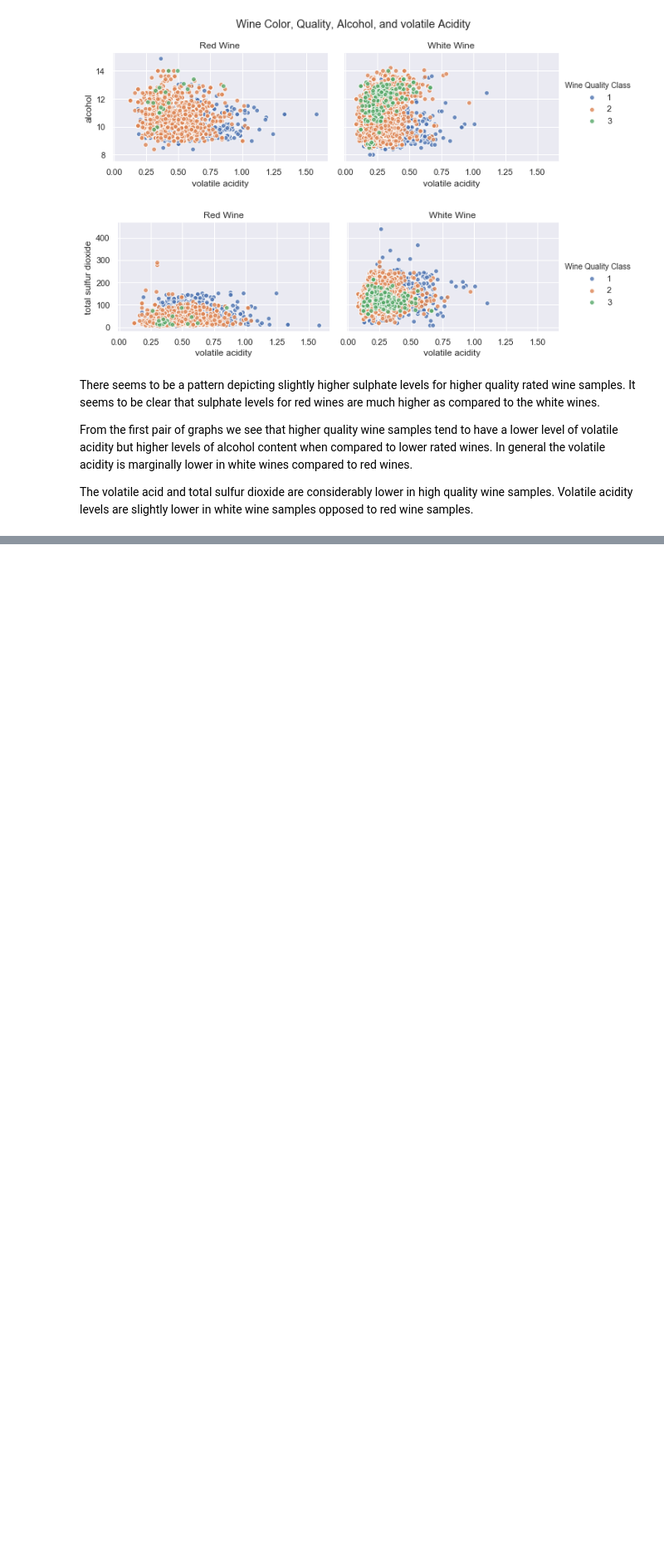
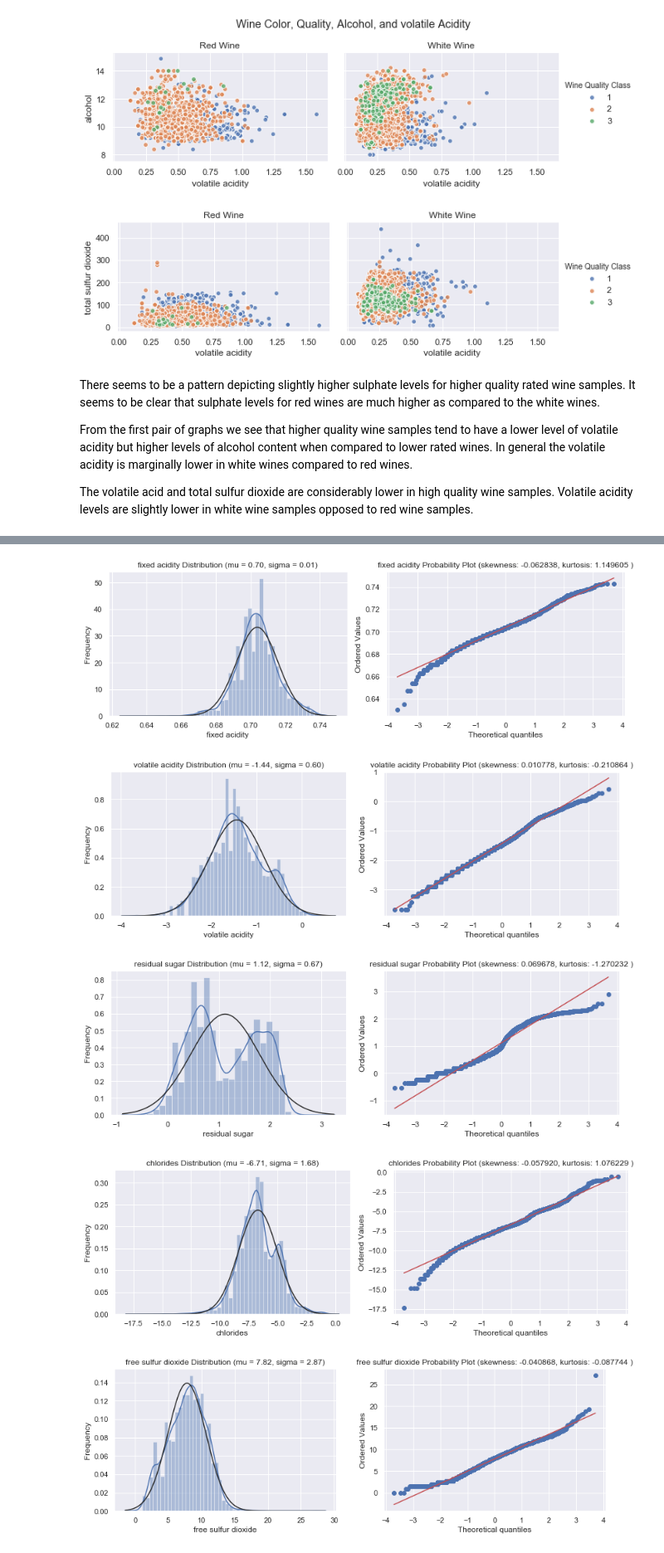
Before and after one commit to nwdelafu/wine-quality, a Jupyter notebook: main.ipynb, the cells around one changed output, grey strips where cells are left out. Shown at 83% size. Drawn from its saved outputs; the diff is of its cells as text; code cells hidden in the pictures; blank space fills up the shorter version.

```diff
--- a/main.ipynb
+++ b/main.ipynb
@@ -675,0 +761,12 @@ The volatile acid and total sulfur dioxide are considerably lower in high qualit
+# %%
+maxlog = {}
+
+#no constant since dealing with right skewed parmaters
+for feature in skew_values.index:
+    wine[feature], maxlog[feature] = boxcox(wine[feature])
+
+#skewness check after data transform
+skew_check = wine[skew_values.index].apply(lambda x: skew(x))
+skew_check = pd.DataFrame({'new skew': skew_check})
+
+display(pd.concat([skew_values, skew_check], axis = 1).sort_values(by = 'skew', ascending = False))
@@ -675,0 +783,29 @@ The volatile acid and total sulfur dioxide are considerably lower in high qualit
+# %%
+def QQ_plot(data, measure):
+    fig = plt.figure(figsize = (12, 4))
+
+    #grabbing mu and sigma after fitting the data to a normal distribution
+    (mu, sigma) = norm.fit(data)
+
+    fig1 = fig.add_subplot(1 ,2, 1)
+    sns.distplot(data, fit = norm)
+    fig1.set_title(measure + ' Distribution (mu = {:.2f}, sigma = {:.2f})'.format(mu, sigma), loc = 'center')
+    fig1.set_xlabel(measure)
+    fig1.set_ylabel('Frequency')
+
+    #qq plot
+    fig2 = fig.add_subplot(1, 2, 2)
+    res = probplot(data, plot = fig2)
+    fig2.set_title(measure + ' Probability Plot (skewness: {:.6f}, kurtosis: {:.6f} )'.format(data.skew(), data.kurt()), loc='center')
+
+    plt.tight_layout()
+
+
+for feature in skew_values.index:
+    QQ_plot(wine[feature], str(feature))
+# %% [output]
+[figure, added]
+[figure, added]
+[figure, added]
+[figure, added]
+[figure, added]
```
Also changed, not shown: parts of 8 cells of this notebook.
